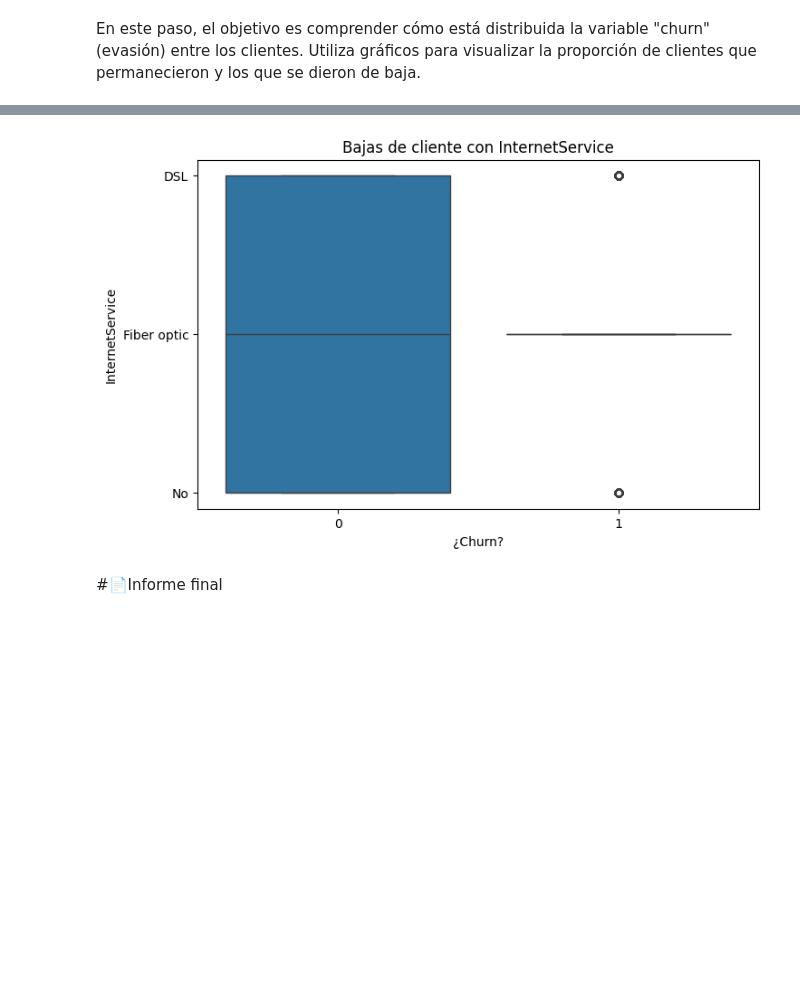
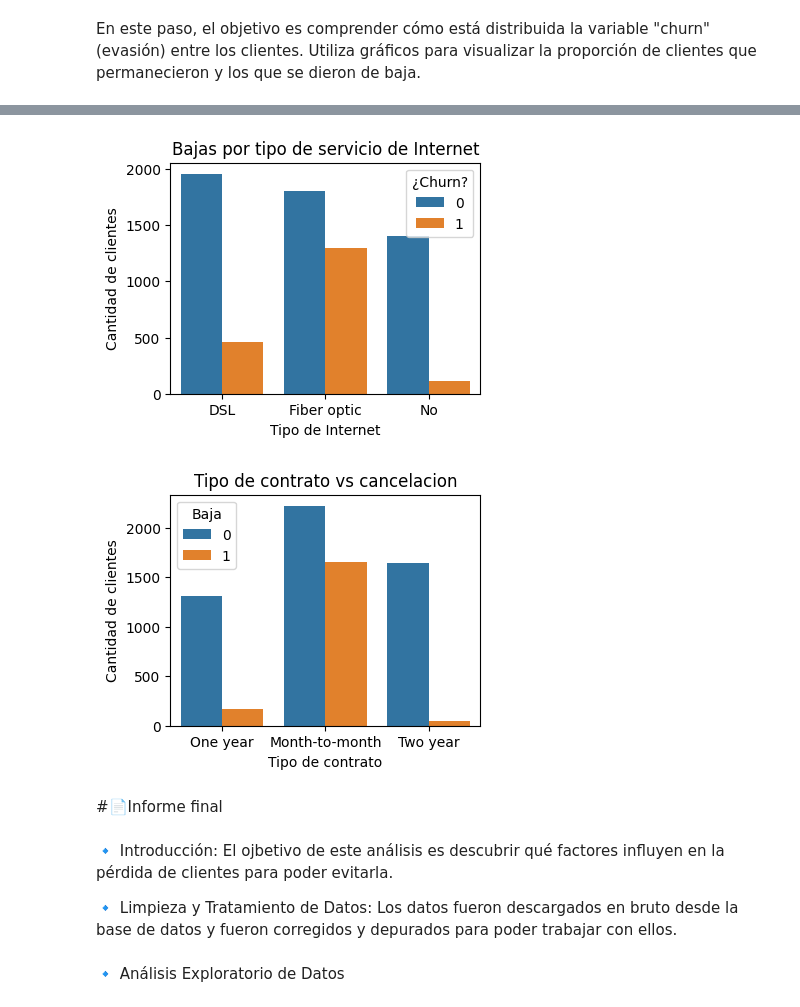
Before and after one commit to SilvanaCicchitti/challenge_telecom, a Jupyter notebook: TelecomX_LATAM.ipynb, the cells around one changed output, grey strips where cells are left out. Cells and saved outputs as stored; diff of their text form; code cells hidden in the pictures; blank space fills up the shorter version.

```diff
--- a/TelecomX_LATAM.ipynb
+++ b/TelecomX_LATAM.ipynb
@@ -408,7 +408,9 @@ datos2['SeniorCitizen']
 7032 rows × 1 columns
 dtype: bool
 # %%
-datos2[columnas_booleanas]= datos2[columnas_booleanas].astype(np.bool)
+#datos2[columnas_booleanas]= datos2[columnas_booleanas].astype(np.bool)
+#datos2.info()
+datos2[columnas_booleanas]= datos2[columnas_booleanas].astype(np.int64)
 datos2.info()
 # %% [output]
 <class 'pandas.core.frame.DataFrame'>
@@ -522,11 +509,29 @@ plt.show()
+# %%
+
+plt.figure(figsize=(4,3))
+sns.countplot(data=datos2, x='InternetService', hue='Churn')
+plt.title('Bajas por tipo de servicio de Internet')
+plt.xlabel('Tipo de Internet')
+plt.ylabel('Cantidad de clientes')
+plt.legend(title='¿Churn?')
+plt.show()
+# %% [output]
+[figure, added]
 # %%
-plt.figure(figsize=(8, 5))
-sns.boxplot(x='Churn', y='InternetService', data=datos2)
-plt.title('Bajas de cliente con InternetService')
-plt.xlabel('¿Churn?')
-plt.ylabel('InternetService')
+plt.figure(figsize=(4,3))
+sns.countplot(x="Contract", hue="Churn", data=datos2)
+plt.title("Tipo de contrato vs cancelacion")
+plt.xlabel('Tipo de contrato')
+plt.ylabel('Cantidad de clientes')
+plt.legend(title='Baja')
 plt.show()
 # %% [output]
-[figure, old version]
+[figure, new version]
 # %% [markdown]
 #📄Informe final
+# %% [markdown]
+🔹 Introducción: El ojbetivo de este análisis es descubrir qué factores influyen en la pérdida de clientes para poder evitarla.
+
+🔹 Limpieza y Tratamiento de Datos: Los datos fueron descargados en bruto desde la base de datos y fueron corregidos y depurados para poder trabajar con ellos.
+# %% [markdown]
+🔹 Análisis Exploratorio de Datos
```
Also changed, not shown: parts of 10 cells of this notebook.
